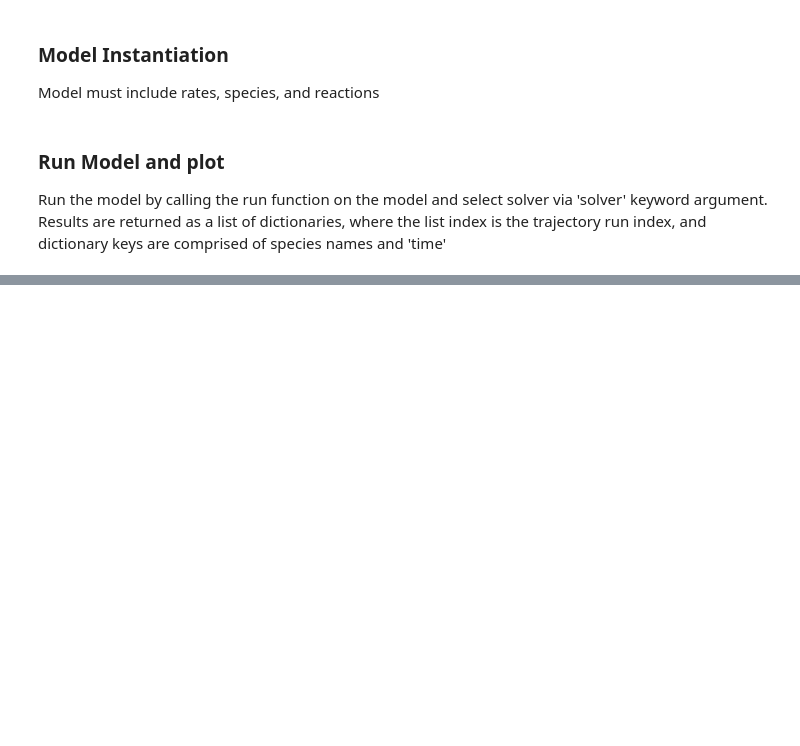
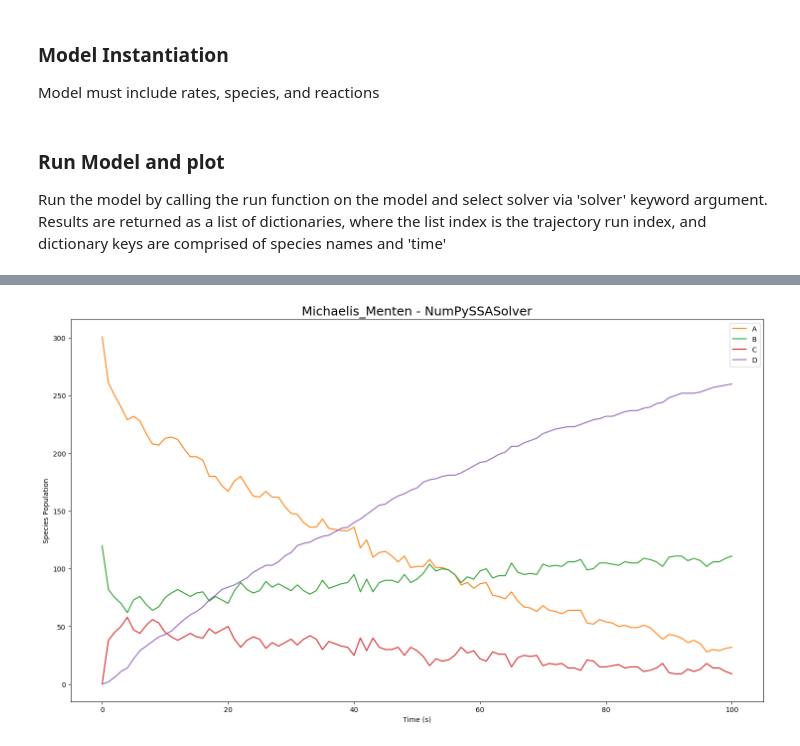
Before and after one commit to StochSS/GillesPy2, a Jupyter notebook: examples/BasicExamples/Michaelis-Menten_NumPy_SSA.ipynb, the cells around one changed output, grey strips where cells are left out. Saved outputs shown, nothing was run; the diff lists cells and outputs as text; code cells hidden in the pictures; blank space fills up the shorter version.

```diff
--- a/examples/BasicExamples/Michaelis-Menten_NumPy_SSA.ipynb
+++ b/examples/BasicExamples/Michaelis-Menten_NumPy_SSA.ipynb
@@ -60,3 +60,7 @@ Wall time: 37.8 ms
+# %%
+results.plot()
+# %% [output]
+[figure, added]
 # %%
 plt.figure(figsize=(18,10))
 plt.title("Michaelis Menten - NumPy SSA")
```
Also changed, not shown: parts of 2 cells of this notebook.
